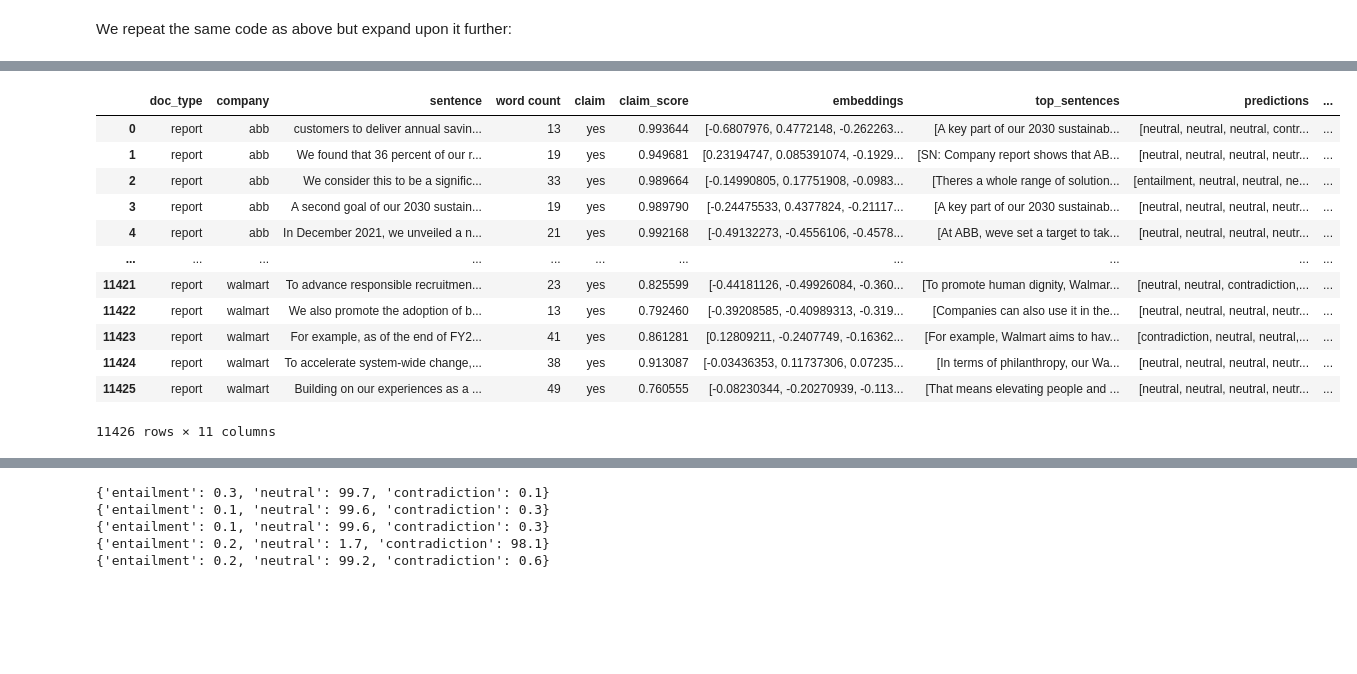
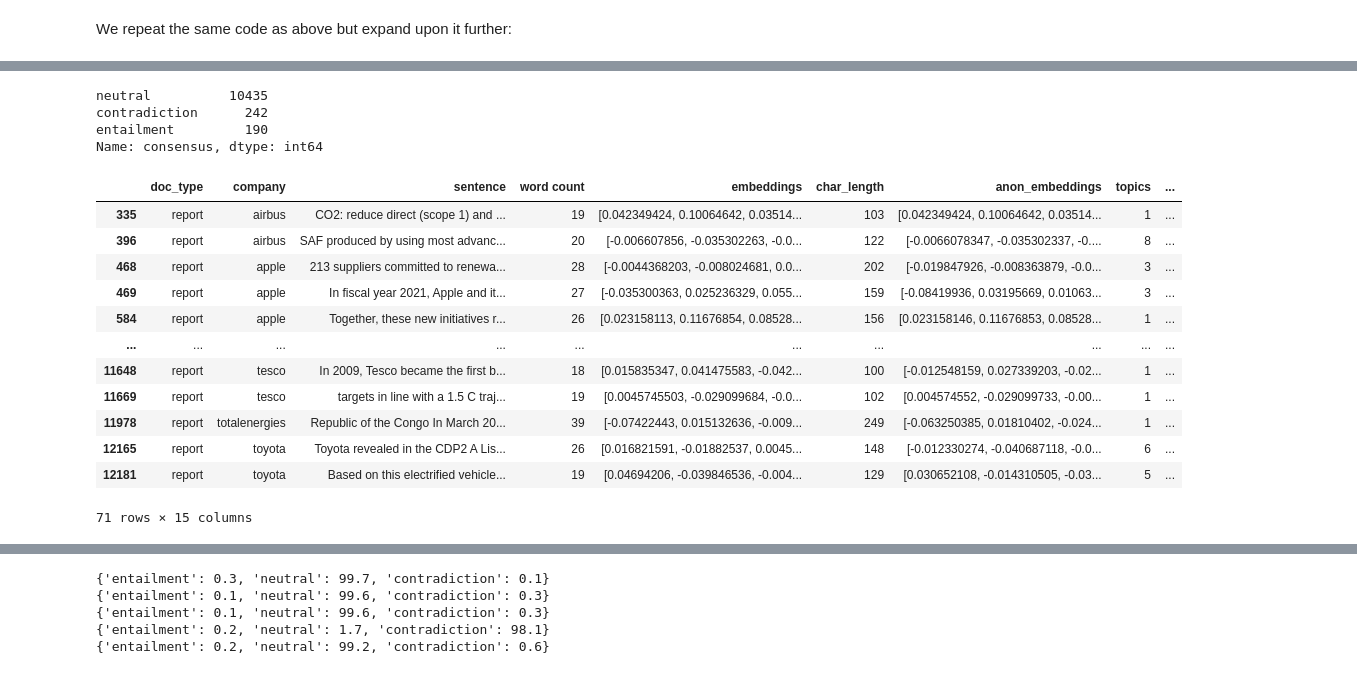
Before and after one commit to dathanh-nguyen/Thesis, a Jupyter notebook: analysis/Data_analysis_NLI.ipynb, the cells around one changed output, grey strips where cells are left out. Saved outputs shown, nothing was run; the diff lists cells and outputs as text; code cells hidden in the pictures; blank space fills up the shorter version.

Commit message:
Initial correlation results
Ran multiple correlation analyses to see if any of the developed scores correlates with the discrepancy index developed by Kruisheer.

```diff
--- a/analysis/Data_analysis_NLI.ipynb
+++ b/analysis/Data_analysis_NLI.ipynb
@@ -132,12 +125,12 @@ model = AutoModelForSequenceClassification.from_pretrained(nli_model)
 device = torch.device("cuda") if torch.cuda.is_available() else torch.device("cpu")
 # %%
 # # making lists to store values for the new columns
-# top_sentences_column = []
-# predictions = []
-# probabilities = []
+top_sentences_column = []
+predictions = []
+probabilities = []
 
 # we run a for loop for each claim in the df_entailment dataset and check the validity of the claim
-for i,row in df_entailment[7022:].iterrows():
+for i,row in df_claims.iterrows():
     # define our query (i.e. claim) and the company it's related to
     query_embedding = row['embeddings']
     company = row['company']
@@ -170,6 +163,6 @@ for i,row in df_entailment[7022:].iterrows():
     predictions.append(hard_predictions)
     probabilities.append(soft_predictions)
 
-df_entailment['top_sentences'] = top_sentences_column
-df_entailment['predictions'] = predictions
-df_entailment['probabilities'] = probabilities
+df_claims['top_sentences'] = top_sentences_column
+df_claims['predictions'] = predictions
+df_claims['probabilities'] = probabilities
@@ -190,4 +198,11 @@ def most_frequent_category(categories_list):
+# %%
+def count_non_neutral(categories_list):
+    counter = Counter(categories_list)
+    for element,count in counter.items():
+        if (count >= 2) & (element!='neutral'):
+            return element
+    return 'neutral'
 # %%
-df_entailment['consensus'] = df_entailment['predictions'].apply(most_frequent_category)
-df_entailment['consensus'].value_counts()
+df_claims['consensus'] = df_claims['predictions'].apply(most_frequent_category)
+df_claims['consensus'].value_counts()
 # %% [output]
@@ -198,2 +218,2 @@ Name: consensus, dtype: int64
 # %%
-df_test = pd.read_pickle('entailment')
+df_claims['consensus'] = df_claims['predictions'].apply(count_non_neutral)
@@ -200,16 +242,23 @@ df_test = pd.read_pickle('entailment')
+# %%
+df_claims[df_claims['topics'].isin(lim_topics)]['consensus'].value_counts()
+# %% [output]
+neutral          10435
+contradiction      242
+entailment         190
+Name: consensus, dtype: int64
 # %%
-df_test
+df_claims[df_claims['consensus'] == 'contradiction']
 # %% [output]
-|  | doc_type | company | sentence | word count | claim | claim_score | embeddings | top_sentences | predictions | ... |
-| 0 | report | abb | customers to deliver annual savin... | 13 | yes | 0.993644 | [-0.6807976, 0.4772148, -0.262263... | [A key part of our 2030 sustainab... | [neutral, neutral, neutral, contr... | ... |
-| 1 | report | abb | We found that 36 percent of our r... | 19 | yes | 0.949681 | [0.23194747, 0.085391074, -0.1929... | [SN: Company report shows that AB... | [neutral, neutral, neutral, neutr... | ... |
-| 2 | report | abb | We consider this to be a signific... | 33 | yes | 0.989664 | [-0.14990805, 0.17751908, -0.0983... | [Theres a whole range of solution... | [entailment, neutral, neutral, ne... | ... |
-| 3 | report | abb | A second goal of our 2030 sustain... | 19 | yes | 0.989790 | [-0.24475533, 0.4377824, -0.21117... | [A key part of our 2030 sustainab... | [neutral, neutral, neutral, neutr... | ... |
-| 4 | report | abb | In December 2021, we unveiled a n... | 21 | yes | 0.992168 | [-0.49132273, -0.4556106, -0.4578... | [At ABB, weve set a target to tak... | [neutral, neutral, neutral, neutr... | ... |
-| ... | ... | ... | ... | ... | ... | ... | ... | ... | ... | ... |
-| 11421 | report | walmart | To advance responsible recruitmen... | 23 | yes | 0.825599 | [-0.44181126, -0.49926084, -0.360... | [To promote human dignity, Walmar... | [neutral, neutral, contradiction,... | ... |
-| 11422 | report | walmart | We also promote the adoption of b... | 13 | yes | 0.792460 | [-0.39208585, -0.40989313, -0.319... | [Companies can also use it in the... | [neutral, neutral, neutral, neutr... | ... |
-| 11423 | report | walmart | For example, as of the end of FY2... | 41 | yes | 0.861281 | [0.12809211, -0.2407749, -0.16362... | [For example, Walmart aims to hav... | [contradiction, neutral, neutral,... | ... |
-| 11424 | report | walmart | To accelerate system-wide change,... | 38 | yes | 0.913087 | [-0.03436353, 0.11737306, 0.07235... | [In terms of philanthropy, our Wa... | [neutral, neutral, neutral, neutr... | ... |
-| 11425 | report | walmart | Building on our experiences as a ... | 49 | yes | 0.760555 | [-0.08230344, -0.20270939, -0.113... | [That means elevating people and ... | [neutral, neutral, neutral, neutr... | ... |
+|  | doc_type | company | sentence | word count | embeddings | char_length | anon_embeddings | topics | ... |
+| 335 | report | airbus | CO2: reduce direct (scope 1) and ... | 19 | [0.042349424, 0.10064642, 0.03514... | 103 | [0.042349424, 0.10064642, 0.03514... | 1 | ... |
+| 396 | report | airbus | SAF produced by using most advanc... | 20 | [-0.006607856, -0.035302263, -0.0... | 122 | [-0.0066078347, -0.035302337, -0.... | 8 | ... |
+| 468 | report | apple | 213 suppliers committed to renewa... | 28 | [-0.0044368203, -0.008024681, 0.0... | 202 | [-0.019847926, -0.008363879, -0.0... | 3 | ... |
+| 469 | report | apple | In fiscal year 2021, Apple and it... | 27 | [-0.035300363, 0.025236329, 0.055... | 159 | [-0.08419936, 0.03195669, 0.01063... | 3 | ... |
+| 584 | report | apple | Together, these new initiatives r... | 26 | [0.023158113, 0.11676854, 0.08528... | 156 | [0.023158146, 0.11676853, 0.08528... | 1 | ... |
+| ... | ... | ... | ... | ... | ... | ... | ... | ... | ... |
+| 11648 | report | tesco | In 2009, Tesco became the first b... | 18 | [0.015835347, 0.041475583, -0.042... | 100 | [-0.012548159, 0.027339203, -0.02... | 1 | ... |
+| 11669 | report | tesco | targets in line with a 1.5 C traj... | 19 | [0.0045745503, -0.029099684, -0.0... | 102 | [0.004574552, -0.029099733, -0.00... | 1 | ... |
+| 11978 | report | totalenergies | Republic of the Congo In March 20... | 39 | [-0.07422443, 0.015132636, -0.009... | 249 | [-0.063250385, 0.01810402, -0.024... | 1 | ... |
+| 12165 | report | toyota | Toyota revealed in the CDP2 A Lis... | 26 | [0.016821591, -0.01882537, 0.0045... | 148 | [-0.012330274, -0.040687118, -0.0... | 6 | ... |
+| 12181 | report | toyota | Based on this electrified vehicle... | 19 | [0.04694206, -0.039846536, -0.004... | 129 | [0.030652108, -0.014310505, -0.03... | 5 | ... |
-11426 rows × 11 columns
+71 rows × 15 columns
```
Also changed, not shown: parts of 41 cells of this notebook, 2 other files.
